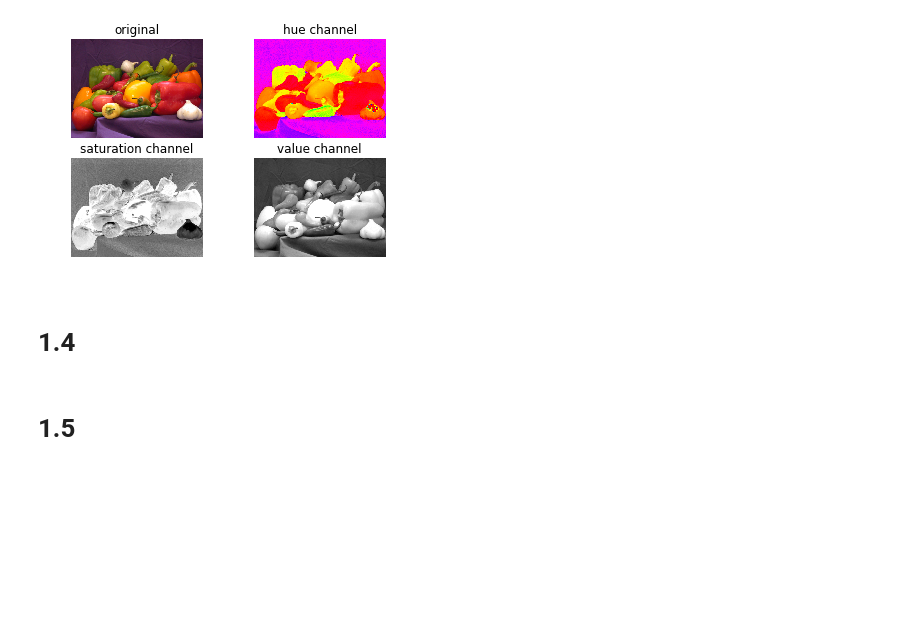
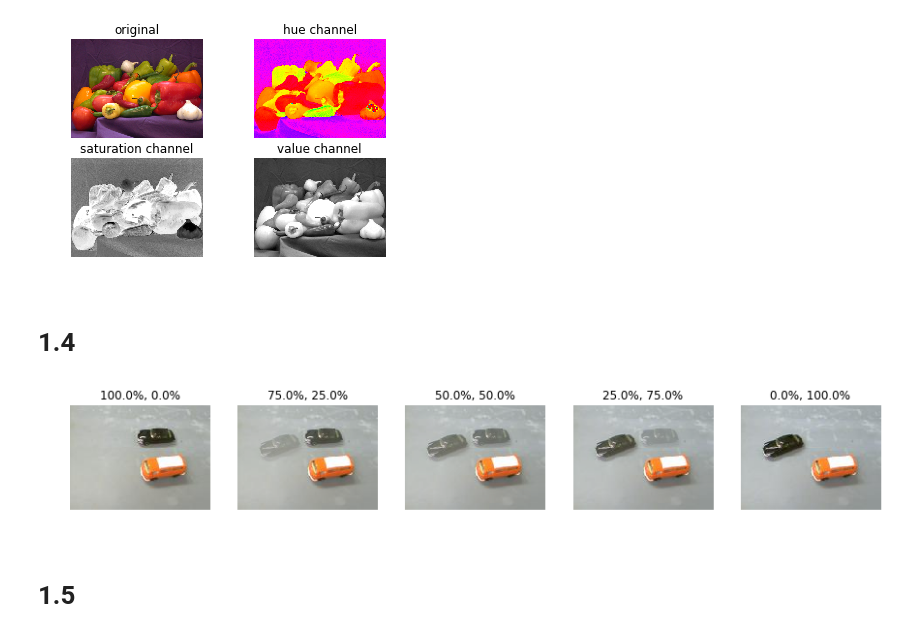
Before and after one commit to philiplassen/My_School_Work, a Jupyter notebook: SIP/ass1/Assignment_1.ipynb, the cells around one changed output. Cells and saved outputs as stored; diff of their text form; code cells hidden in the pictures; blank space fills up the shorter version.

```diff
--- a/SIP/ass1/Assignment_1.ipynb
+++ b/SIP/ass1/Assignment_1.ipynb
@@ -69,5 +96,26 @@ HSV("Images/peppers.png")
 [figure]
 # %% [markdown]
 # 1.4
+# %%
+def blend(A, B, w_A, w_B):
+  result = np.multiply(w_A, A) + np.multiply(w_B, B)
+  return np.round(result).astype('int')
+
+image1 = imread("Images/toycars1.png")
+image2 = imread("Images/toycars2.png")
+w_b = image1.astype('float')
+oneMatrix = image1.astype('float')
+oneMatrix.fill(1.0)
+pl.figure(figsize = (15, 15))
+for i in range(5):
+  pl.subplot(1, 5, i + 1)
+  w_b.fill(i / 4.0)
+  w_a = oneMatrix - w_b
+  result = blend(image1, image2, w_a, w_b)
+  pl.axis('off')
+  pl.title("%s%%, %s%%" % ((1 - i / 4) * 100, i /4 * 100))
+  pl.imshow(result)
+# %% [output]
+[figure, added]
 # %% [markdown]
 # 1.5
```
Also changed, not shown: parts of 3 cells of this notebook, 8 other files.
